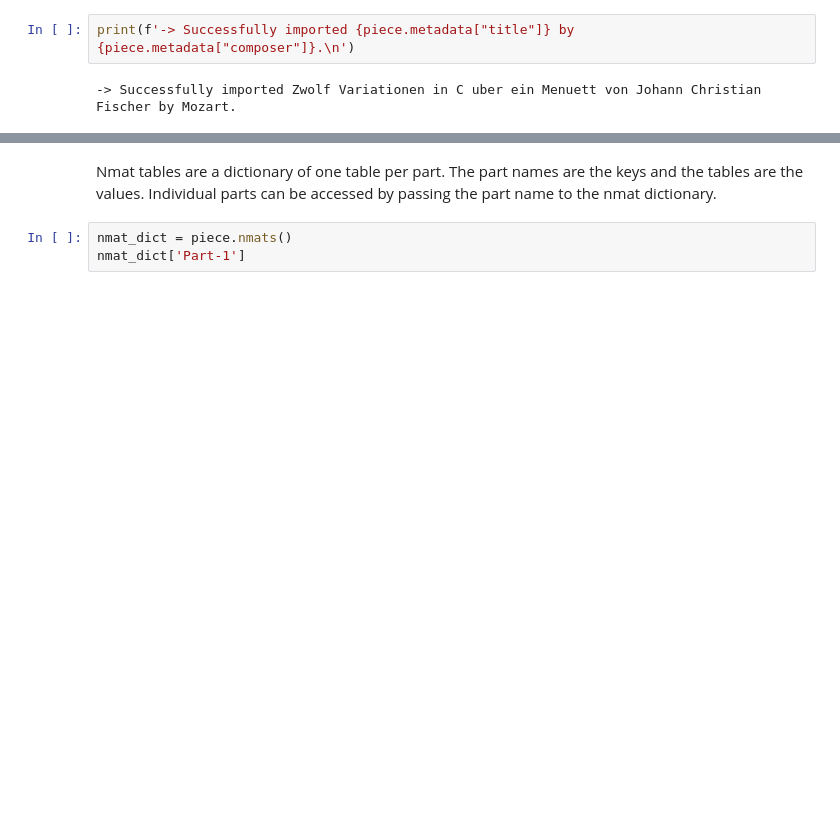
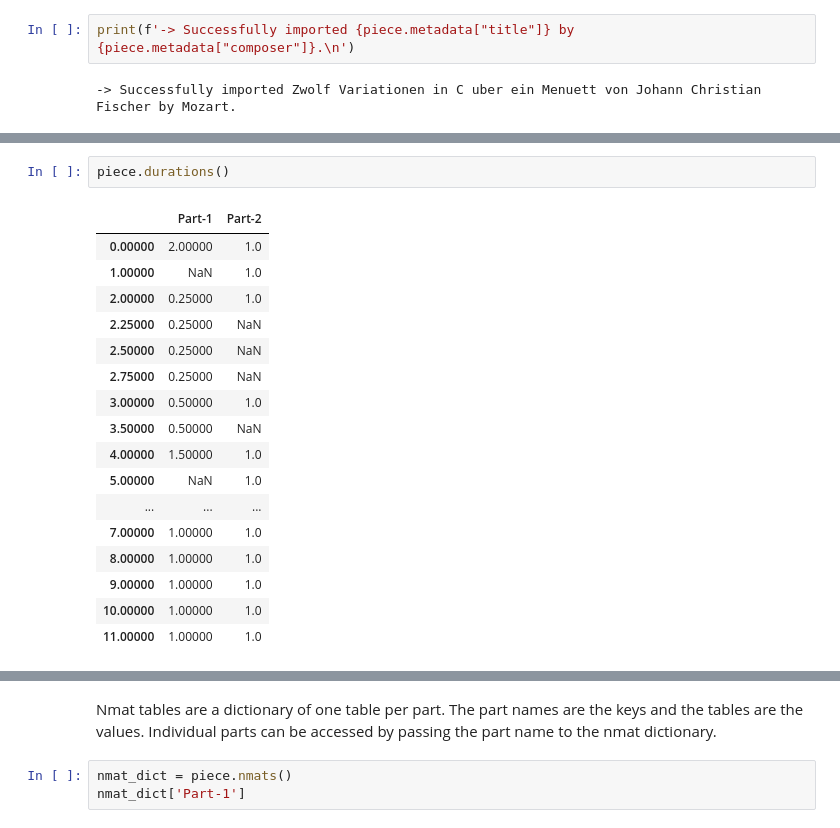
Before and after one commit to jcdevaney/pyAMPACTtutorials, a Jupyter notebook: 02-pyAMPACT_symbolic_Importing.ipynb, the cells around one changed output, grey strips where cells are left out. Drawn from its saved outputs; the diff is of its cells as text; blank space fills up the shorter version.

```diff
--- a/02-pyAMPACT_symbolic_Importing.ipynb
+++ b/02-pyAMPACT_symbolic_Importing.ipynb
@@ -40,0 +67,20 @@ print(f'-> Successfully imported {piece.metadata["title"]} by {piece.metadata["c
+# %%
+piece.durations()
+# %% [output]
+|  | Part-1 | Part-2 |
+| 0.00000 | 2.00000 | 1.0 |
+| 1.00000 | NaN | 1.0 |
+| 2.00000 | 0.25000 | 1.0 |
+| 2.25000 | 0.25000 | NaN |
+| 2.50000 | 0.25000 | NaN |
+| 2.75000 | 0.25000 | NaN |
+| 3.00000 | 0.50000 | 1.0 |
+| 3.50000 | 0.50000 | NaN |
+| 4.00000 | 1.50000 | 1.0 |
+| 5.00000 | NaN | 1.0 |
+| ... | ... | ... |
+| 7.00000 | 1.00000 | 1.0 |
+| 8.00000 | 1.00000 | 1.0 |
+| 9.00000 | 1.00000 | 1.0 |
+| 10.00000 | 1.00000 | 1.0 |
+| 11.00000 | 1.00000 | 1.0 |
```
Also changed, not shown: parts of 32 cells of this notebook.
